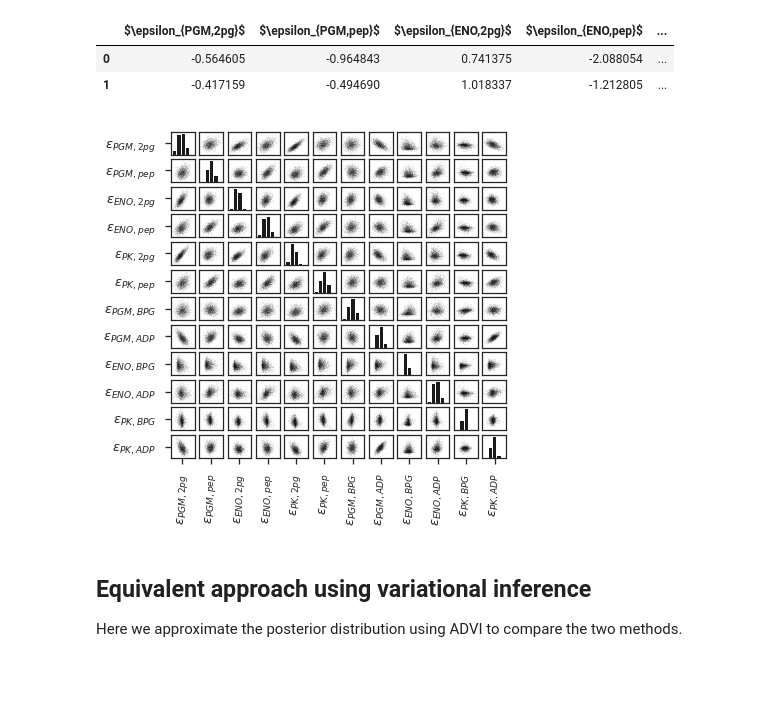
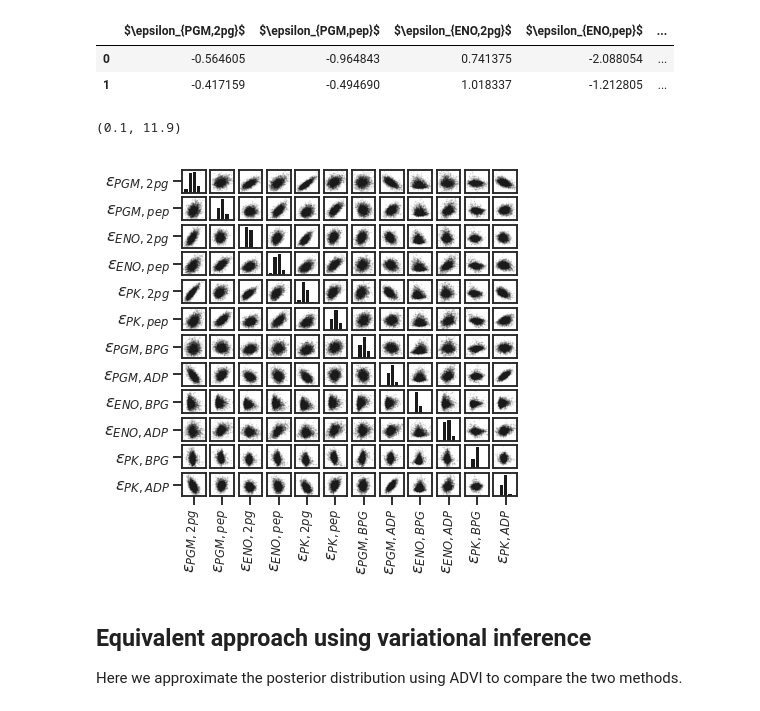
Before and after one commit to pstjohn/emll, a Jupyter notebook: notebooks/wu2004.ipynb, the cells around one changed output. Saved outputs shown, nothing was run; the diff lists cells and outputs as text; code cells hidden in the pictures; blank space fills up the shorter version.

```diff
--- a/notebooks/wu2004.ipynb
+++ b/notebooks/wu2004.ipynb
@@ -189,6 +187,7 @@ This is the actual computationally intensive protion, where we sample the poster
 # %%
 with pymc_model:
-    trace = pm.sample(500, random_seed=123, tune=1000, njobs=4, init='nuts', n_init=1000)
+    trace = pm.sample(500, random_seed=123, tune=1000,
+                      njobs=4, init='nuts', n_init=1000)
 # %% [output]
 Auto-assigning NUTS sampler...
 Initializing NUTS using nuts...
@@ -296,29 +299,31 @@ e_df.apply(pm.hpd)
 # %%
 fig, axmatrix = plt.subplots(nrows=12, ncols=12, figsize=(6, 6))
 
 for ax in axmatrix.flatten():
     ax.get_xaxis().set_ticks([])
     ax.get_yaxis().set_ticks([])
 
 for i in range(12):
     for j in range(12):
         if i is not j:
-            axmatrix[i,j].plot(e_all[:, i], e_all[:, j], 'k.', alpha=0.1, ms=1, rasterized=True)
+            axmatrix[i,j].plot(e_all[:, i], e_all[:, j],
+                               'k.', alpha=0.1, ms=1, rasterized=True)
         else:
             axmatrix[i,j].hist(e_all[:, i], bins=5, color='k', edgecolor='w', lw=1)
 
 _ = ax_all = fig.add_subplot(111, frameon=False)
 _ = ax_all.set_xticks(np.arange(12) + 0.5)
 _ = ax_all.set_xticklabels(e_labels, rotation=90)
 _ = ax_all.set_yticks(np.arange(12) + 0.5)
 _ = ax_all.set_yticklabels(e_labels[::-1])
 
 ax_all.set_xlim([0.1, 11.9])
 ax_all.set_ylim([0.1, 11.9])
 
-fig.savefig('elasticity_pairplot.svg', dpi=400, transparent=True)
+# fig.savefig('elasticity_pairplot.svg', dpi=400, transparent=True)
 # %% [output]
+(0.1, 11.9)
-[figure, old version]
+[figure, new version]
 # %%
 with pymc_model:
     ppc = pm.sample_ppc(trace, samples=1000)
```
Also changed, not shown: parts of 17 cells of this notebook, 1 other file.
